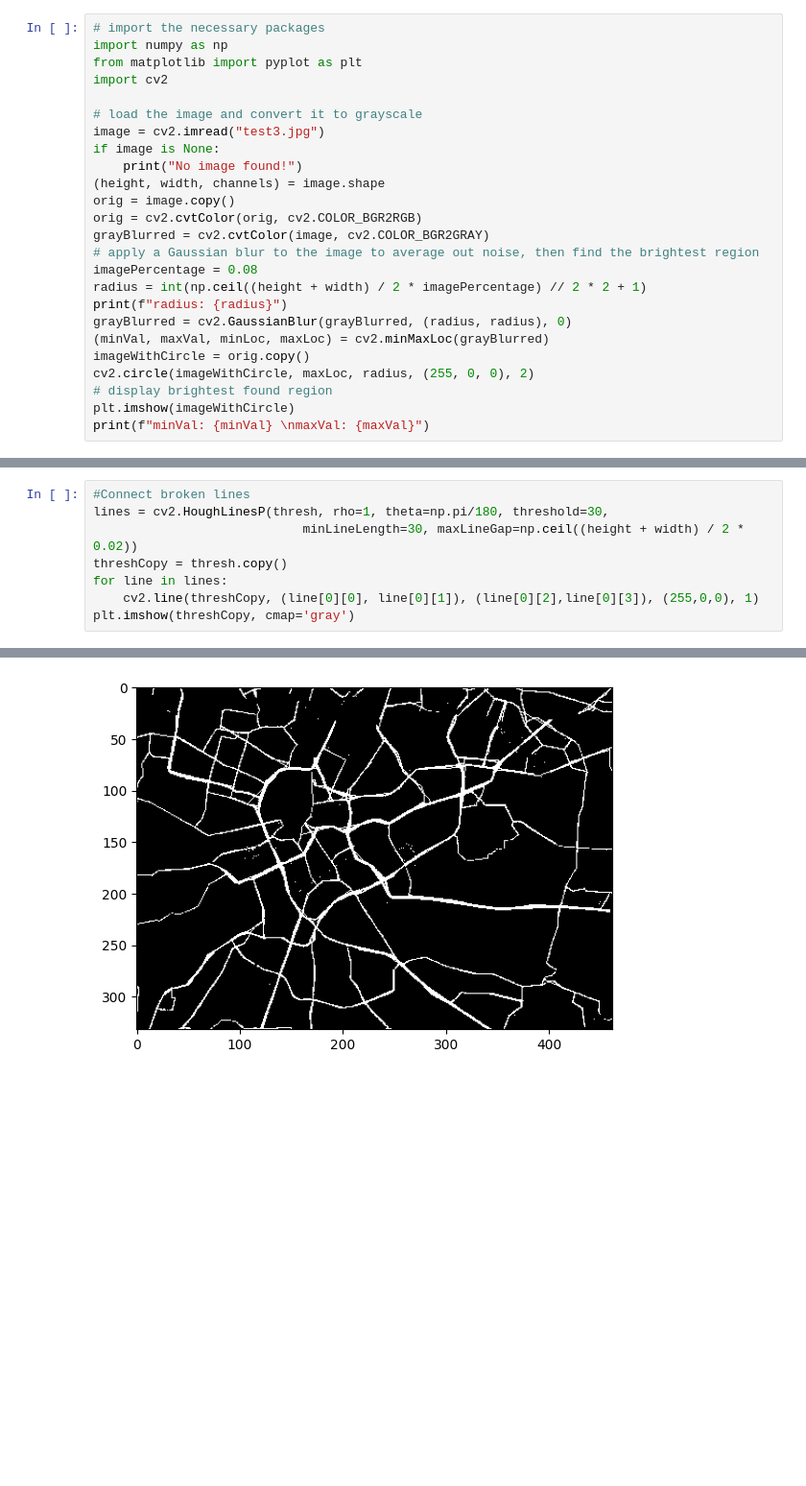
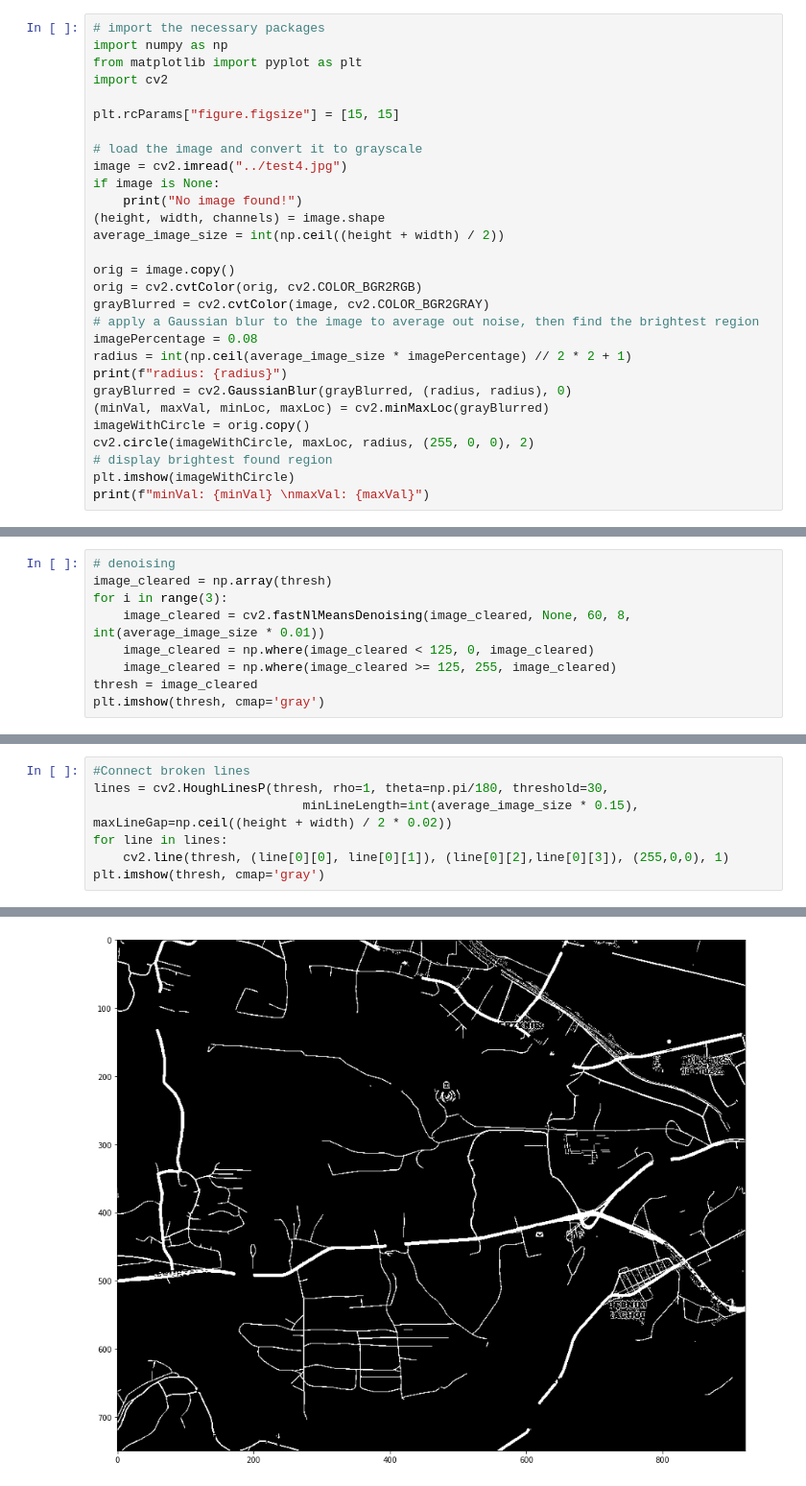
Before and after one commit to Lafayette21/AIPO-project, a Jupyter notebook: src/aipo.ipynb, the cells around one changed output, grey strips where cells are left out. Shown at 96% size. Drawn from its saved outputs; the diff is of its cells as text; blank space fills up the shorter version.

Commit message:
added denoising

```diff
--- a/src/aipo.ipynb
+++ b/src/aipo.ipynb
@@ -4,17 +4,21 @@ import numpy as np
 from matplotlib import pyplot as plt
 import cv2
 
+plt.rcParams["figure.figsize"] = [15, 15]
+
 # load the image and convert it to grayscale
-image = cv2.imread("test3.jpg")
+image = cv2.imread("../test4.jpg")
 if image is None:
     print("No image found!")
 (height, width, channels) = image.shape
+average_image_size = int(np.ceil((height + width) / 2))
+
 orig = image.copy()
 orig = cv2.cvtColor(orig, cv2.COLOR_BGR2RGB)
 grayBlurred = cv2.cvtColor(image, cv2.COLOR_BGR2GRAY)
 # apply a Gaussian blur to the image to average out noise, then find the brightest region
 imagePercentage = 0.08
-radius = int(np.ceil((height + width) / 2 * imagePercentage) // 2 * 2 + 1)
+radius = int(np.ceil(average_image_size * imagePercentage) // 2 * 2 + 1)
 print(f"radius: {radius}")
 grayBlurred = cv2.GaussianBlur(grayBlurred, (radius, radius), 0)
 (minVal, maxVal, minLoc, maxLoc) = cv2.minMaxLoc(grayBlurred)
@@ -38,0 +43,9 @@ plt.imshow(thresh, cmap="gray")
+# %%
+# denoising
+image_cleared = np.array(thresh)
+for i in range(3):
+    image_cleared = cv2.fastNlMeansDenoising(image_cleared, None, 60, 8, int(average_image_size * 0.01))
+    image_cleared = np.where(image_cleared < 125, 0, image_cleared)
+    image_cleared = np.where(image_cleared >= 125, 255, image_cleared)
+thresh = image_cleared
+plt.imshow(thresh, cmap='gray')
@@ -39,11 +55,10 @@ plt.imshow(thresh, cmap="gray")
 # %%
 #Connect broken lines
 lines = cv2.HoughLinesP(thresh, rho=1, theta=np.pi/180, threshold=30,
-                            minLineLength=30, maxLineGap=np.ceil((height + width) / 2 * 0.02))
-threshCopy = thresh.copy()
+                            minLineLength=int(average_image_size * 0.15), maxLineGap=np.ceil((height + width) / 2 * 0.02))
 for line in lines:
-    cv2.line(threshCopy, (line[0][0], line[0][1]), (line[0][2],line[0][3]), (255,0,0), 1)
-plt.imshow(threshCopy, cmap='gray')
+    cv2.line(thresh, (line[0][0], line[0][1]), (line[0][2],line[0][3]), (255,0,0), 1)
+plt.imshow(thresh, cmap='gray')
 # %% [output]
 <matplotlib.image.AxesImage at 0x...>
-[figure, old version]
+[figure, new version]
```
Also changed, not shown: parts of 3 cells of this notebook.
